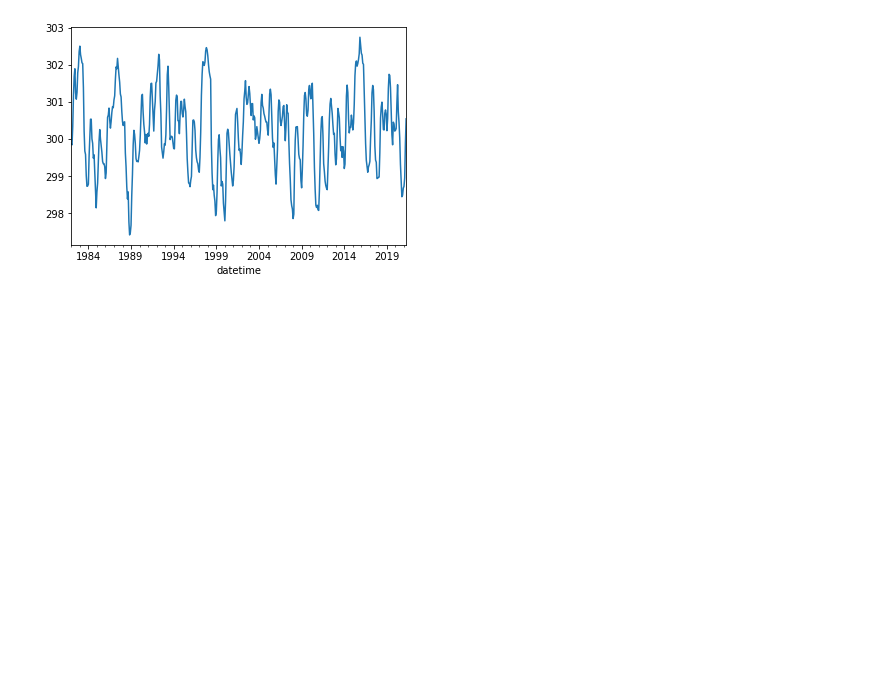
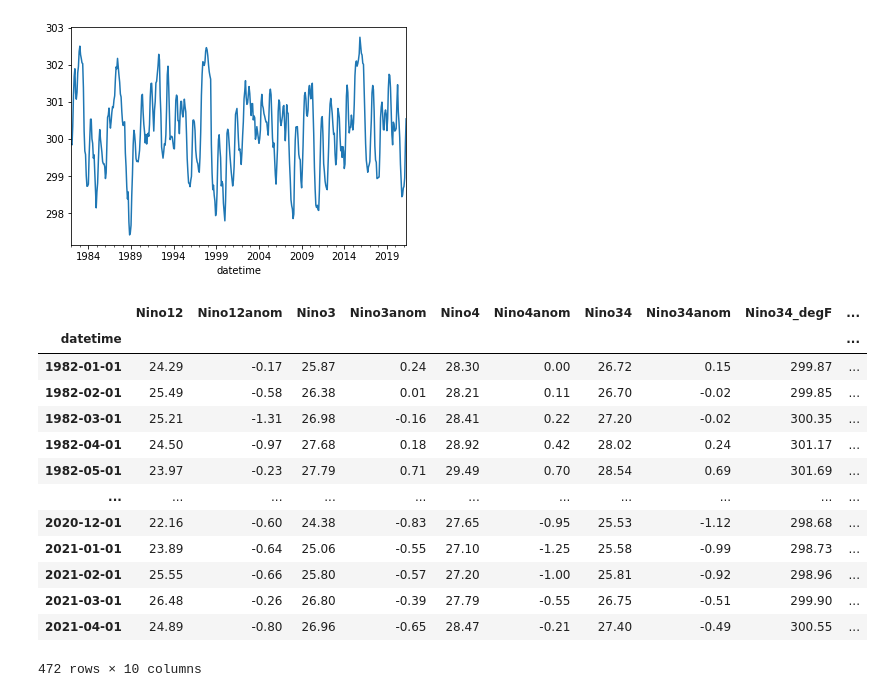
Before and after one commit to mgrover1/ncar_pandas_tutorial, a Jupyter notebook: pandas_fullNotebook.ipynb, the cells around one changed output. Cells and saved outputs as stored; diff of their text form; code cells hidden in the pictures; blank space fills up the shorter version.

```diff
--- a/pandas_fullNotebook.ipynb
+++ b/pandas_fullNotebook.ipynb
@@ -408,3 +448,20 @@ df.Nino34_degF.plot()
 [figure]
 # %%
 df.to_csv('nino_analyzed_output.csv')
+# %%
+pd.read_csv('nino_analyzed_output.csv', index_col=0, parse_dates=True)
+# %% [output]
+|  | Nino12 | Nino12anom | Nino3 | Nino3anom | Nino4 | Nino4anom | Nino34 | Nino34anom | Nino34_degF | ... |
+| datetime |  |  |  |  |  |  |  |  |  | ... |
+| 1982-01-01 | 24.29 | -0.17 | 25.87 | 0.24 | 28.30 | 0.00 | 26.72 | 0.15 | 299.87 | ... |
+| 1982-02-01 | 25.49 | -0.58 | 26.38 | 0.01 | 28.21 | 0.11 | 26.70 | -0.02 | 299.85 | ... |
+| 1982-03-01 | 25.21 | -1.31 | 26.98 | -0.16 | 28.41 | 0.22 | 27.20 | -0.02 | 300.35 | ... |
+| 1982-04-01 | 24.50 | -0.97 | 27.68 | 0.18 | 28.92 | 0.42 | 28.02 | 0.24 | 301.17 | ... |
+| 1982-05-01 | 23.97 | -0.23 | 27.79 | 0.71 | 29.49 | 0.70 | 28.54 | 0.69 | 301.69 | ... |
+| ... | ... | ... | ... | ... | ... | ... | ... | ... | ... | ... |
+| 2020-12-01 | 22.16 | -0.60 | 24.38 | -0.83 | 27.65 | -0.95 | 25.53 | -1.12 | 298.68 | ... |
+| 2021-01-01 | 23.89 | -0.64 | 25.06 | -0.55 | 27.10 | -1.25 | 25.58 | -0.99 | 298.73 | ... |
+| 2021-02-01 | 25.55 | -0.66 | 25.80 | -0.57 | 27.20 | -1.00 | 25.81 | -0.92 | 298.96 | ... |
+| 2021-03-01 | 26.48 | -0.26 | 26.80 | -0.39 | 27.79 | -0.55 | 26.75 | -0.51 | 299.90 | ... |
+| 2021-04-01 | 24.89 | -0.80 | 26.96 | -0.65 | 28.47 | -0.21 | 27.40 | -0.49 | 300.55 | ... |
+472 rows × 10 columns
```
Also changed, not shown: parts of 8 cells of this notebook.
